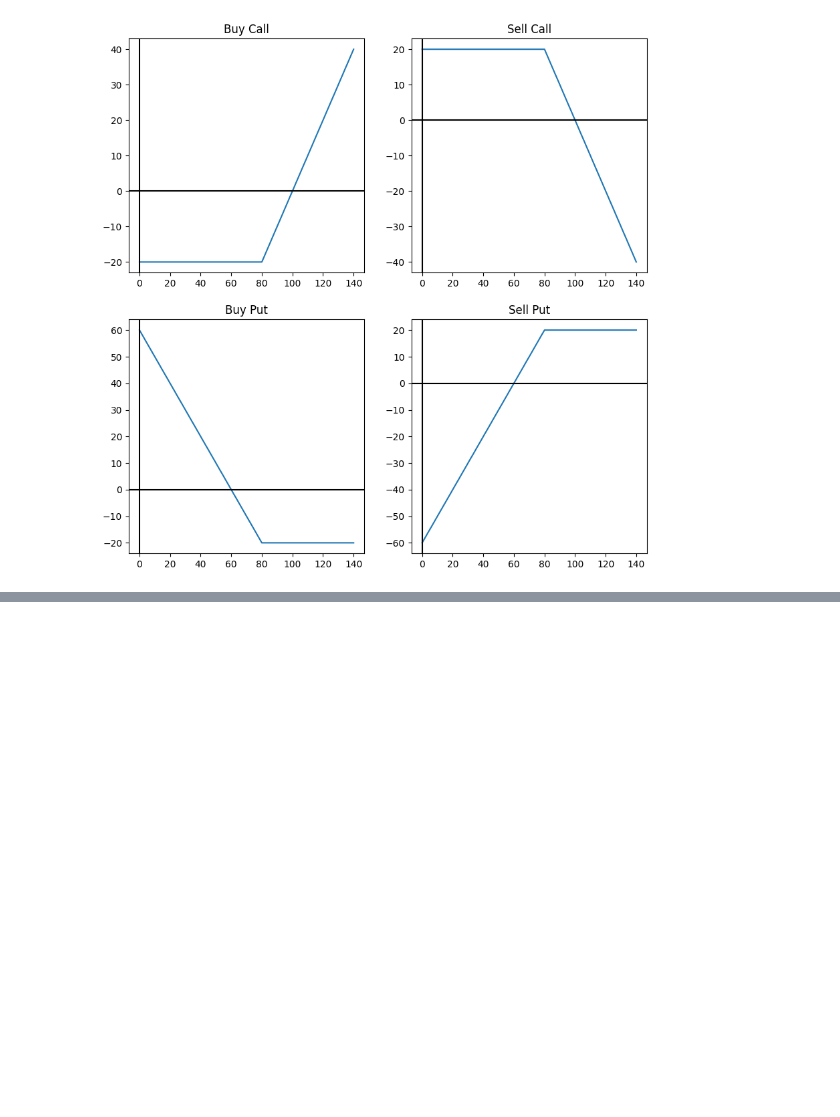
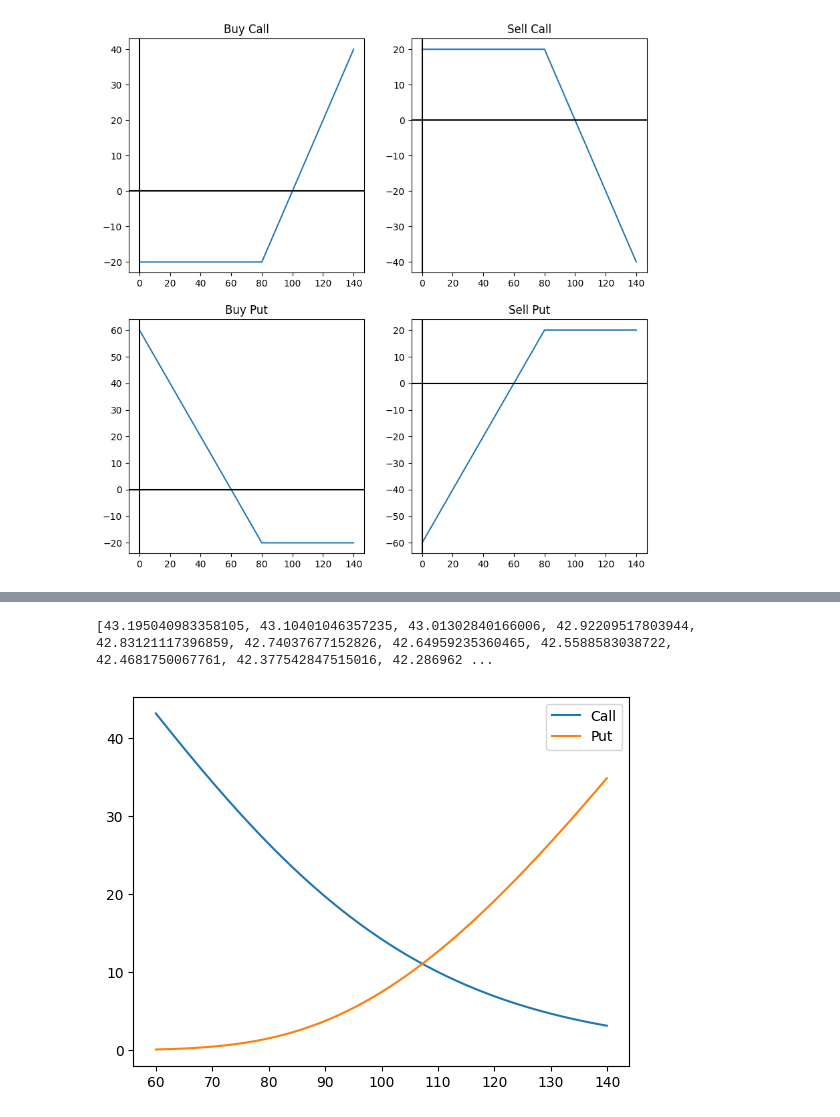
Before and after one commit to Volthai7us/Computational-Finance, a Jupyter notebook: HW1/homework_1.ipynb, the cells around one changed output, grey strips where cells are left out. Cells and saved outputs as stored; diff of their text form; code cells hidden in the pictures; blank space fills up the shorter version.

Commit message:
black-scholes option pricing added to calculate option prices automatically

```diff
--- a/HW1/homework_1.ipynb
+++ b/HW1/homework_1.ipynb
@@ -15,2 +20,23 @@ class OrderType(Enum):
+# %%
+#source: https://www.codearmo.com/python-tutorial/options-trading-black-scholes-model
+class Utils:
+    @staticmethod
+    def get_option_price(option_type, spot_price, strike_price, risk_free_rate=0.05, volatility=0.25, time=1):
+
+        d1 = (math.log(spot_price / strike_price) + (risk_free_rate + 0.5 * volatility**2) * time) / (volatility * math.sqrt(time))
+        d2 = d1 - volatility * math.sqrt(time)
+
+        if option_type == OptionType.CALL:
+            option_price = spot_price * norm.cdf(d1) - strike_price * math.exp(-risk_free_rate * time) * norm.cdf(d2)
+        elif option_type == OptionType.PUT:
+            option_price = strike_price * math.exp(-risk_free_rate * time) * norm.cdf(-d2) - spot_price * norm.cdf(-d1)
+        else:
+            raise Exception("Unknown option type")
+
+        return option_price
+
+    @staticmethod
+    def norm_cdf(x):
+        return (1.0 + math.erf(x / math.sqrt(2.0))) / 2.0
 # %%
 class Option:
@@ -102,0 +179,12 @@ plt.show()
+# %%
+strike_prices = np.arange(60,140,0.1)
+calls_by_price = [Utils.get_option_price(OptionType.CALL, spot_price=100, strike_price=strike_price, time=1, volatility=0.3, risk_free_rate=0.05) for strike_price in strike_prices]
+puts_by_price = [Utils.get_option_price(OptionType.PUT, spot_price=100, strike_price=strike_price) for strike_price in strike_prices]
+print(calls_by_price)
+plt.plot(strike_prices, calls_by_price, label="Call")
+plt.plot(strike_prices, puts_by_price, label="Put")
+plt.legend()
+plt.show()
+# %% [output]
+[43.195040983358105, 43.10401046357235, 43.01302840166006, 42.92209517803944, 42.83121117396859, 42.74037677152826, 42.64959235360465, 42.5588583038722, 42.4681750067761, 42.377542847515016, 42.286962 ...
+[figure, added]
```
Also changed, not shown: parts of 21 cells of this notebook.
